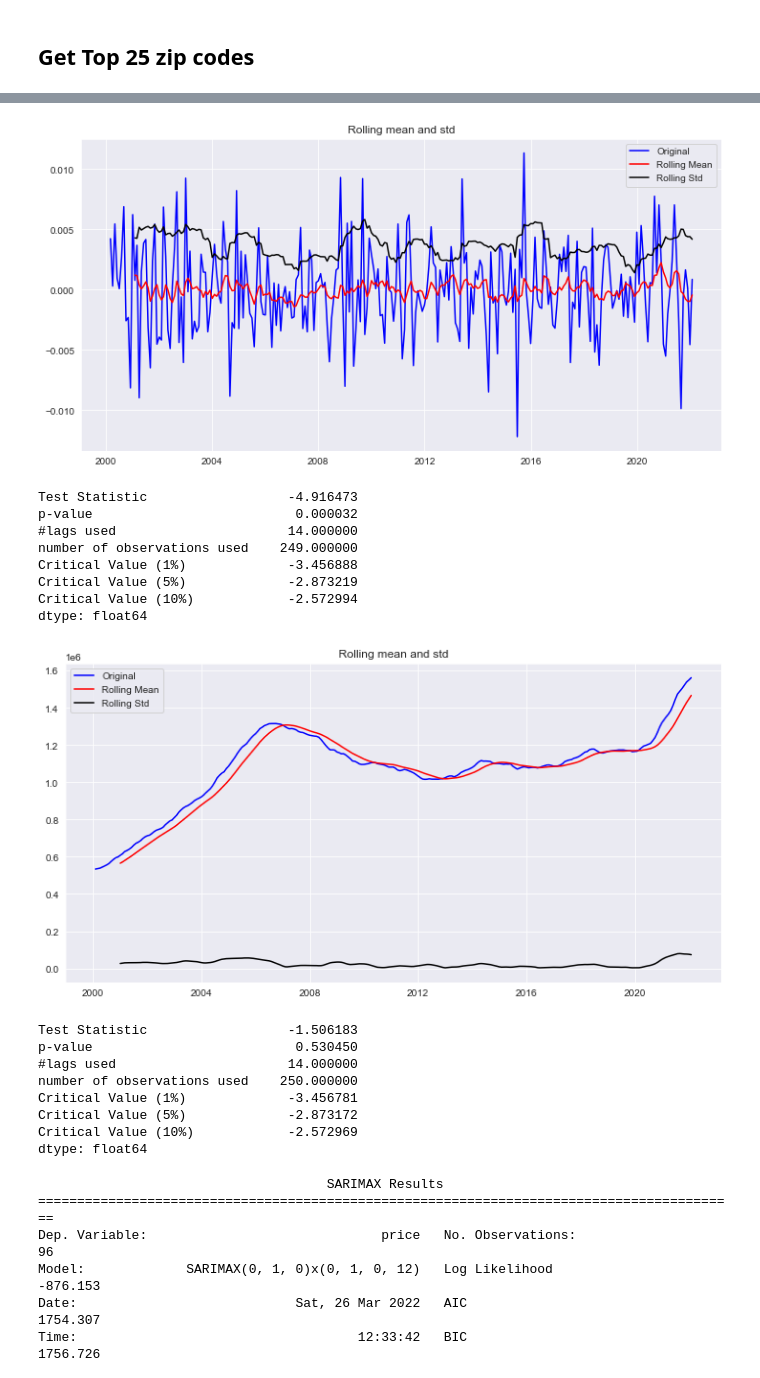
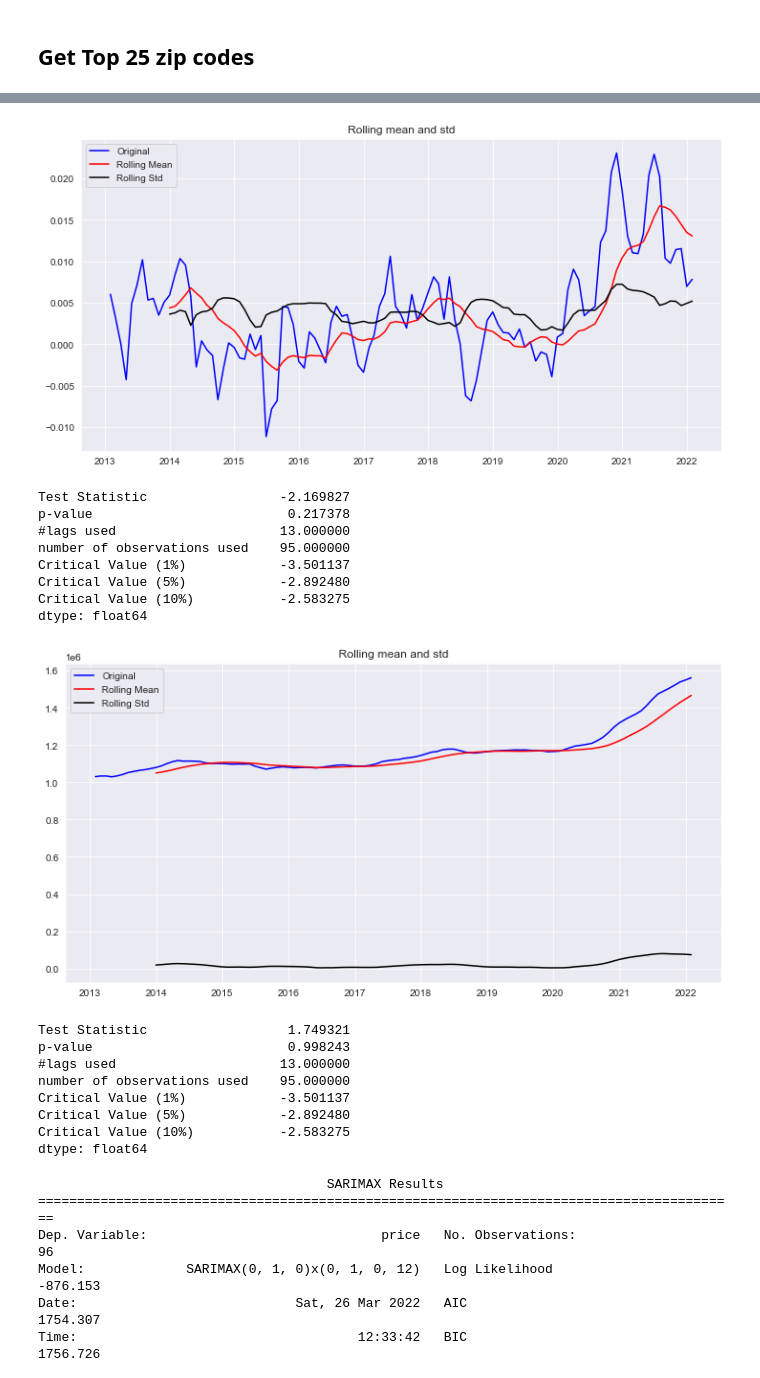
Before and after one commit to timpanon/zillow_forecasting, a Jupyter notebook: zhvi_new_data.ipynb, the cells around one changed output, grey strips where cells are left out. Drawn from its saved outputs; the diff is of its cells as text; code cells hidden in the pictures.

```diff
--- a/zhvi_new_data.ipynb
+++ b/zhvi_new_data.ipynb
@@ -858,25 +858,25 @@ plt.show()
 # %%
 test_final = final_df[final_df.zip == 7760]
-stationarity_check(test_final['monthly_roi'].diff().dropna())
-stationarity_check(test_final['price'])
+stationarity_check(test_final['monthly_roi'].dropna())
+stationarity_check(test_final['price'].dropna())
 # %% [output]
-[figure, old version]
+[figure, new version]
-Test Statistic                  -4.916473
-p-value                          0.000032
-#lags used                      14.000000
-number of observations used    249.000000
-Critical Value (1%)             -3.456888
-Critical Value (5%)             -2.873219
-Critical Value (10%)            -2.572994
+Test Statistic                 -2.169827
+p-value                         0.217378
+#lags used                     13.000000
+number of observations used    95.000000
+Critical Value (1%)            -3.501137
+Critical Value (5%)            -2.892480
+Critical Value (10%)           -2.583275
 dtype: float64
-[figure, old version]
+[figure, new version]
-Test Statistic                  -1.506183
-p-value                          0.530450
-#lags used                      14.000000
-number of observations used    250.000000
-Critical Value (1%)             -3.456781
-Critical Value (5%)             -2.873172
-Critical Value (10%)            -2.572969
+Test Statistic                  1.749321
+p-value                         0.998243
+#lags used                     13.000000
+number of observations used    95.000000
+Critical Value (1%)            -3.501137
+Critical Value (5%)            -2.892480
+Critical Value (10%)           -2.583275
 dtype: float64
 # %%
 # test with 1 zip code
```
Also changed, not shown: parts of 2 cells of this notebook, 1 other file.
